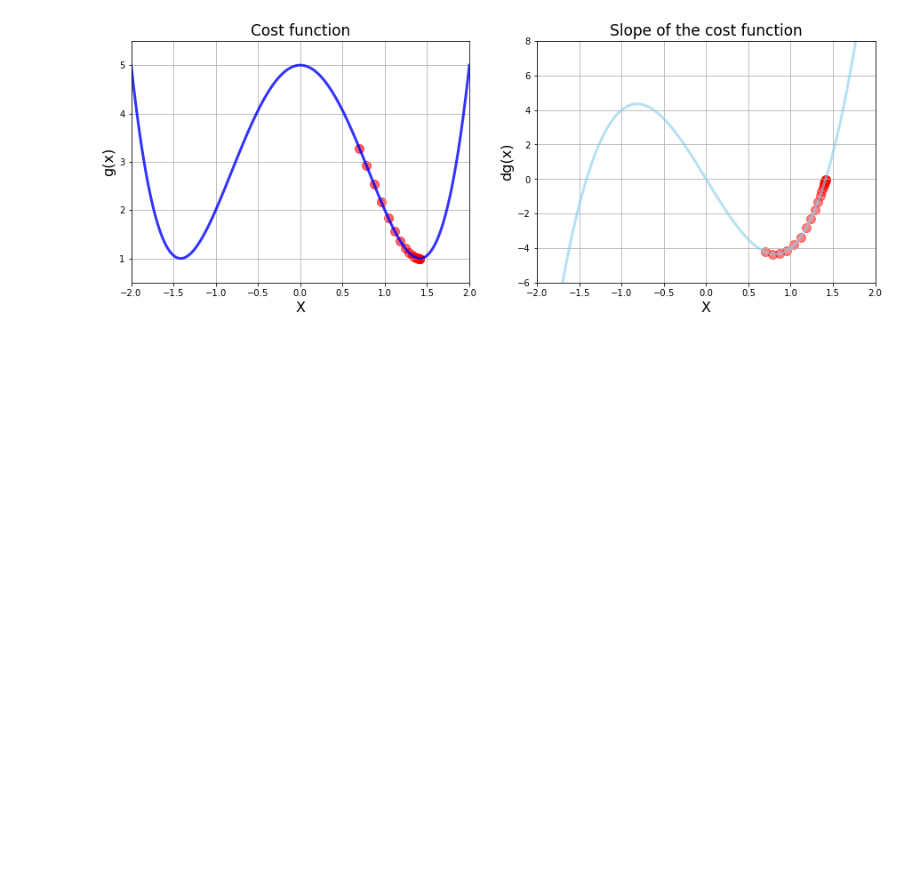
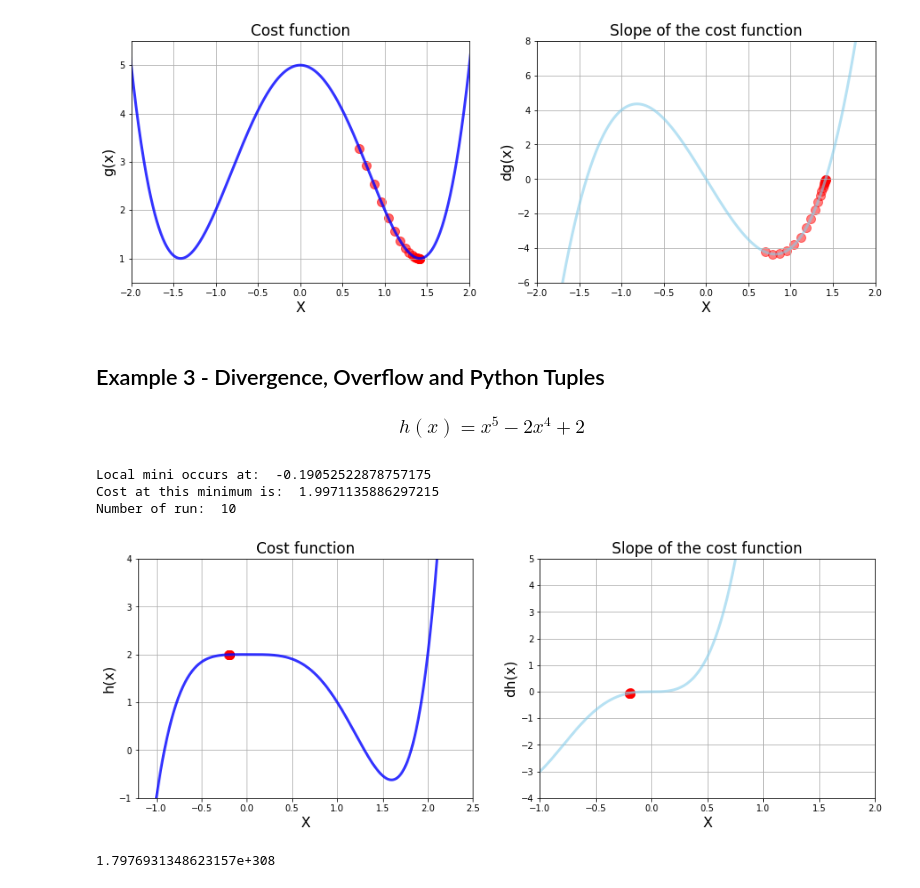
Before and after one commit to abduljalil077/MLProjects, a Jupyter notebook: 03 Gradient Descent.ipynb, the cells around one changed output. Cells and saved outputs as stored; diff of their text form; code cells hidden in the pictures; blank space fills up the shorter version.

Commit message:
Divergence, Overflow and Python Tuples

```diff
--- a/03 Gradient Descent.ipynb
+++ b/03 Gradient Descent.ipynb
@@ -244,25 +251,25 @@ plt.show()
 # Gradient Descent
 
 
-def gradient_descent(derivative_func, initial_guess, multiplier=0.02, precision=0.001):
+def gradient_descent(derivative_func, initial_guess, multiplier=0.02, precision=0.001, max_iter=300):
 
     new_x = initial_guess
-    x_list = [new_x]
+    list_x = [new_x]
     slope_list = [derivative_func(new_x)]
 
-    for n in range(500):
+    for n in range(max_iter):
         previous_x = new_x
         gradient = derivative_func(previous_x)
         new_x = previous_x - multiplier * gradient
 
         step_size = abs(new_x - previous_x)
-        x_list.append(new_x)
+        list_x.append(new_x)
         slope_list.append(derivative_func(new_x))
 
         if step_size < precision:
             break
 
-    return new_x, x_list, slope_list
+    return new_x, list_x, slope_list
 # %%
 local_min, list_x, deriv_list = gradient_descent(dg, 0.5, 0.02, 0.001)
 print("Local min occurs at: ", local_min)
@@ -319,3 +326,63 @@ plt.scatter(list_x, deriv_list, color='red', s=100, alpha=0.5)
 plt.show()
 # %% [output]
 [figure]
+# %% [markdown]
+## Example 3 - Divergence, Overflow and Python Tuples
+### $$ h(x) = x^5 - 2x^4 +2$$
+# %%
+# Make data
+x_3 = np.linspace(start=-2.5, stop=2.5, num=1000)
+
+def h(x):
+    return x**5 - 2*x**4 + 2
+
+def dh(x):
+    return 5*x**4 + 8*x**3
+# %%
+#Calling gradient descent function
+local_min, list_x, deriv_list = gradient_descent(derivative_func=dh, initial_guess=-0.2, max_iter=71)
+
+
+# Plot function and derivative side by side
+plt.figure(figsize=[15,5])
+
+#1st Chart: Cost function.
+plt.subplot(1,2, 1)
+plt.grid()
+plt.title('Cost function', fontsize=17)
+plt.xlim(-1.2,2.5)
+plt.ylim(-1, 4)
+plt.xlabel('X', fontsize=16)
+plt.ylabel('h(x)', fontsize=16)
+plt.plot(x_3, h(x_3), color='blue', linewidth=3, alpha=0.8)
+plt.scatter(list_x, h(np.array(list_x)), color='red', s=100, alpha=0.6 )
+
+#2nd Chart: Derivative
+
+plt.subplot(1,2, 2)
+plt.grid()
+plt.title('Slope of the cost function', fontsize=17)
+plt.xlim(-1,2)
+plt.ylim(-4, 5)
+plt.xlabel('X', fontsize=16)
+plt.ylabel('dh(x)', fontsize=16)
+plt.plot(x_3,dh(x_3), color='skyblue', linewidth=3, alpha=0.6)
+plt.scatter(list_x, deriv_list, color='red', s=100, alpha=0.5)
+
+print('Local mini occurs at: ', local_min)
+print('Cost at this minimum is: ', h(local_min))
+print('Number of run: ', len(list_x))
+
+plt.show()
+# %% [output]
+Local mini occurs at:  -0.19052522878757175
+Cost at this minimum is:  1.9971135886297215
+Number of run:  10
+[figure, added]
+# %%
+import sys
+sys.version
+type(h(local_min))
+sys.float_info.max
+# %% [output]
+1.7976931348623157e+308
```
Also changed, not shown: parts of 4 cells of this notebook.
